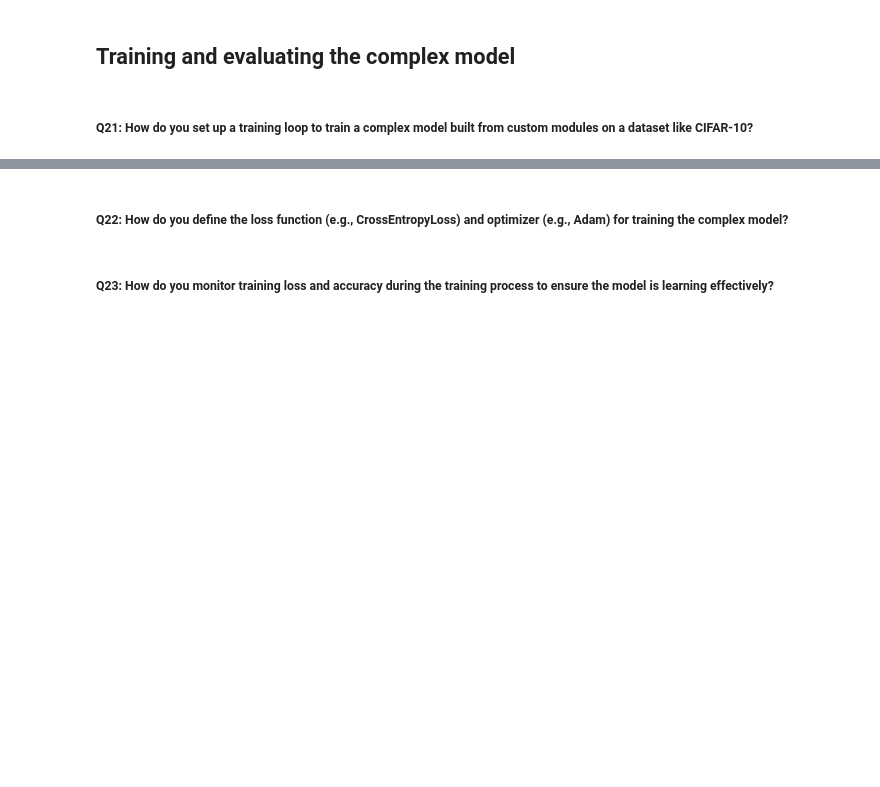
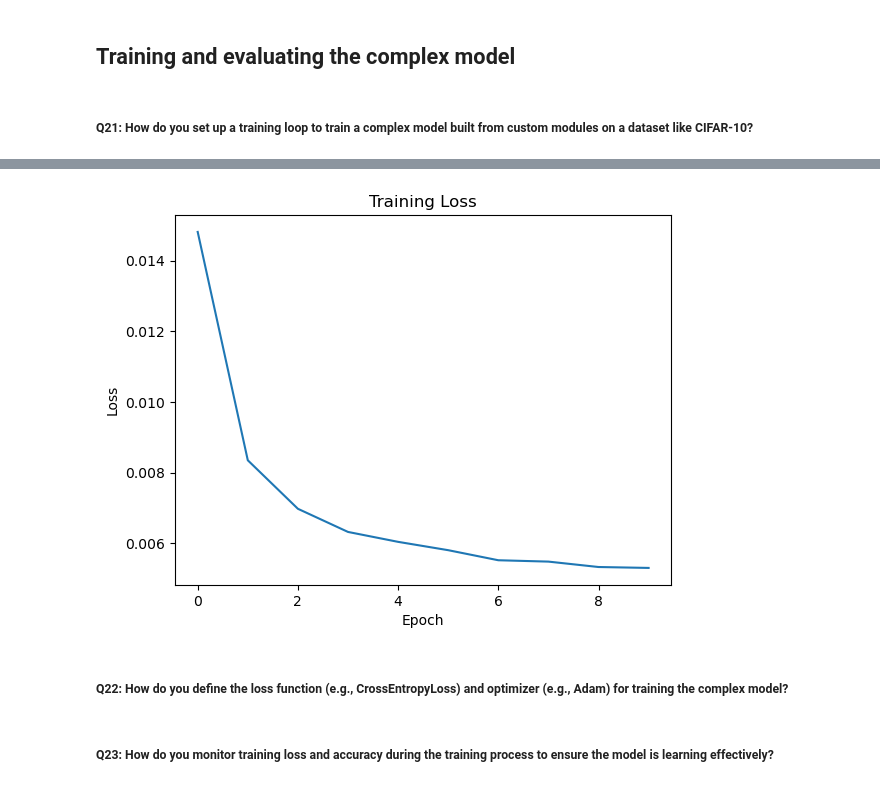
Before and after one commit to fellmir/pyTorchBasis, a Jupyter notebook: 02-advanced-projects/21_complex_models_custom_modules.ipynb, the cells around one changed output, grey strips where cells are left out. Drawn from its saved outputs; the diff is of its cells as text; code cells hidden in the pictures; blank space fills up the shorter version.

```diff
--- a/02-advanced-projects/21_complex_models_custom_modules.ipynb
+++ b/02-advanced-projects/21_complex_models_custom_modules.ipynb
@@ -285,2 +558,14 @@ Parameter sharing reduces the number of learned parameters and ensures consisten
 # %% [markdown]
 ##### **Q20: How do you apply the encoder-decoder architecture to a task such as autoencoding or image segmentation?**
+# %%
+transform = transforms.Compose([
+    transforms.ToTensor()
+])
+
+trainset = torchvision.datasets.CIFAR10(root='./data', train=True,
+                                        download=True, transform=transform)
+
+trainloader = torch.utils.data.DataLoader(trainset, batch_size=64,
+                                          shuffle=True, num_workers=2)
+
+autoencoder = AutoEncoder(latent_dim=128).to(device)  # Instantiate the model
@@ -288,3 +595,28 @@ Parameter sharing reduces the number of learned parameters and ensures consisten
 ## Training and evaluating the complex model
 # %% [markdown]
 ##### **Q21: How do you set up a training loop to train a complex model built from custom modules on a dataset like CIFAR-10?**
+# %%
+criterion = nn.MSELoss()
+optimizer = optim.Adam(autoencoder.parameters(), lr=0.001)
+
+num_epochs = 10
+loss_list = []
+
+for epoch in range(num_epochs):
+    running_loss = 0.0
+    for data in trainloader:
+        inputs, _ = data
+        inputs = inputs.to(device)
+
+        optimizer.zero_grad()
+
+        outputs = autoencoder(inputs)
+        loss = criterion(outputs, inputs)
+        loss.backward()
+        optimizer.step()
+
+        running_loss += loss.item()
+
+    epoch_loss = running_loss / len(trainloader)
+    loss_list.append(epoch_loss)
+    print(f'Epoch [{epoch+1}/{num_epochs}], Loss: {epoch_loss:.4f}')
@@ -291,2 +634,10 @@ Parameter sharing reduces the number of learned parameters and ensures consisten
+# %%
+plt.plot(loss_list)
+plt.xlabel('Epoch')
+plt.ylabel('Loss')
+plt.title('Training Loss')
+plt.show()
+# %% [output]
+[figure, added]
 # %% [markdown]
 ##### **Q22: How do you define the loss function (e.g., CrossEntropyLoss) and optimizer (e.g., Adam) for training the complex model?**
```
Also changed, not shown: parts of 29 cells of this notebook, 3 other files.
